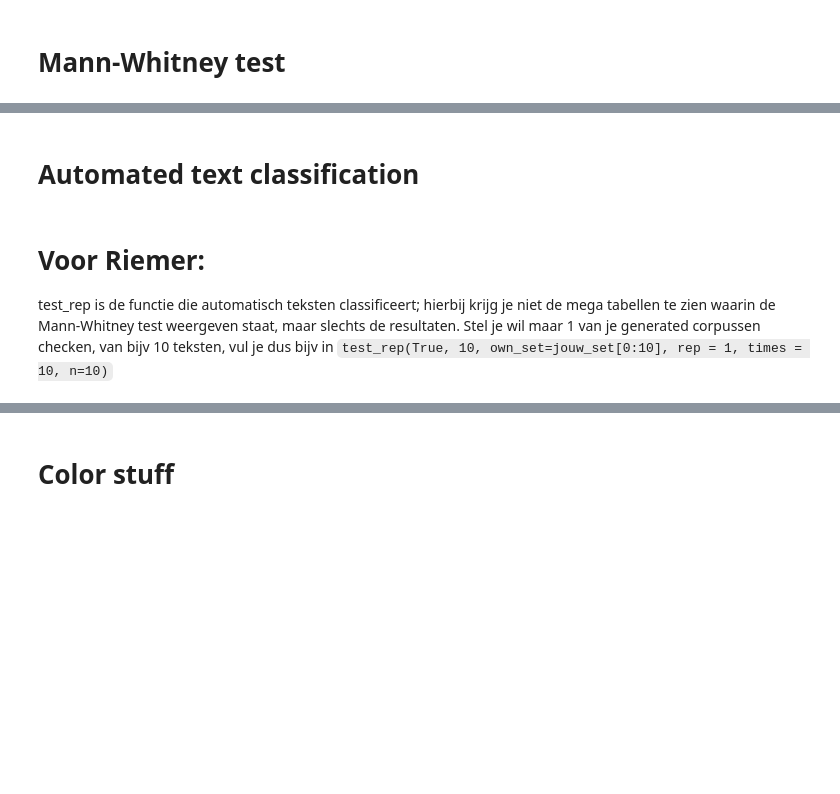
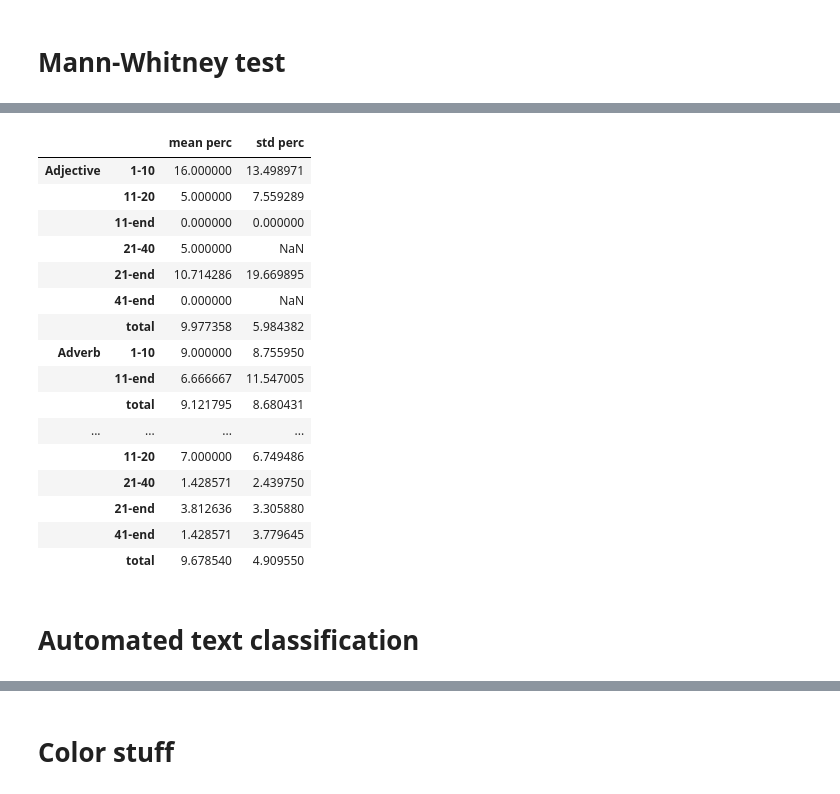
Before and after one commit to remvanthull/Thesis, a Jupyter notebook: Untitled2.ipynb, the cells around one changed output, grey strips where cells are left out. Saved outputs shown, nothing was run; the diff lists cells and outputs as text; code cells hidden in the pictures; blank space fills up the shorter version.

````diff
--- a/Untitled2.ipynb
+++ b/Untitled2.ipynb
@@ -57,0 +40,2 @@ human_set = [make_file(corpus, multi=False, pos=True) for corpus in set_human]
+# %%
+gpt_set = pickle.load(open("gpt_set.p", "rb" ))
@@ -736,0 +734,2 @@ def parameter_tests(size, start=0, times=10, n=10):
+# %%
+testing = readable_stats(human_set[0:10], gpt_set[0:10], times=10, n=10, t=0, norm=True, subclasses=False)
@@ -737,3 +793,23 @@ def parameter_tests(size, start=0, times=10, n=10):
+# %%
+testing[2]
+# %% [output]
+|  |  | mean perc | std perc |
+| Adjective | 1-10 | 16.000000 | 13.498971 |
+|  | 11-20 | 5.000000 | 7.559289 |
+|  | 11-end | 0.000000 | 0.000000 |
+|  | 21-40 | 5.000000 | NaN |
+|  | 21-end | 10.714286 | 19.669895 |
+|  | 41-end | 0.000000 | NaN |
+|  | total | 9.977358 | 5.984382 |
+| Adverb | 1-10 | 9.000000 | 8.755950 |
+|  | 11-end | 6.666667 | 11.547005 |
+|  | total | 9.121795 | 8.680431 |
+| ... | ... | ... | ... |
+|  | 11-20 | 7.000000 | 6.749486 |
+|  | 21-40 | 1.428571 | 2.439750 |
+|  | 21-end | 3.812636 | 3.305880 |
+|  | 41-end | 1.428571 | 3.779645 |
+|  | total | 9.678540 | 4.909550 |
 # %% [markdown]
 # Automated text classification
 # %%
@@ -919,7 +988,3 @@ def readable_stats2(corpus1, corpus2, times=10, n=10, t=0, norm=True, subclasses
 
     means_list = [np.mean(means_w_human), np.mean(means_r_human), np.mean(means_w_machine), np.mean(means_r_machine)]
     return w_human, r_human, w_machine, r_machine, means_list
-# %% [markdown]
-# Voor Riemer:
-test_rep is de functie die automatisch teksten classificeert; hierbij krijg je niet de mega tabellen te zien waarin de Mann-Whitney test weergeven staat, maar
-slechts de resultaten. Stel je wil maar 1 van je generated corpussen checken, van bijv 10 teksten, vul je dus bijv in ```test_rep(True, 10, own_set=jouw_set[0:10], rep = 1, times = 10, n=10)```
````
Also changed, not shown: parts of 31 cells of this notebook.
